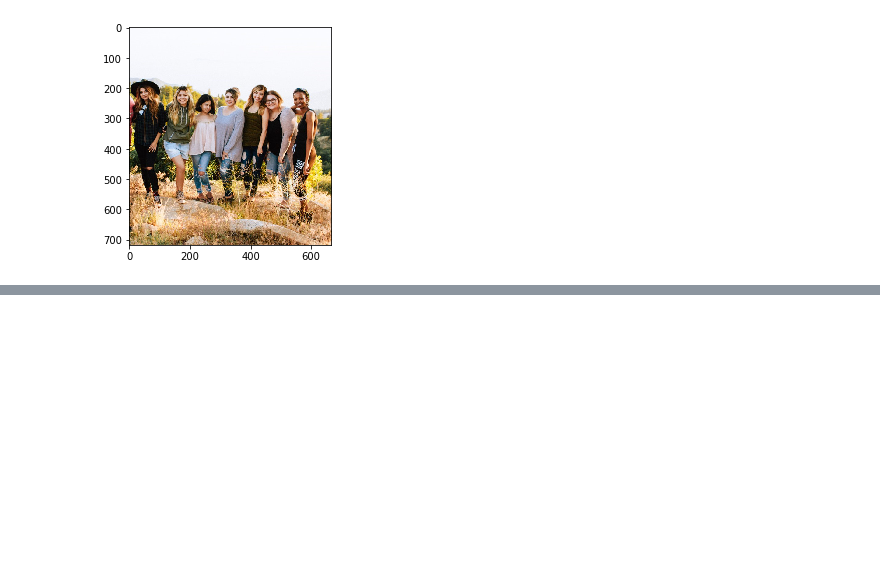
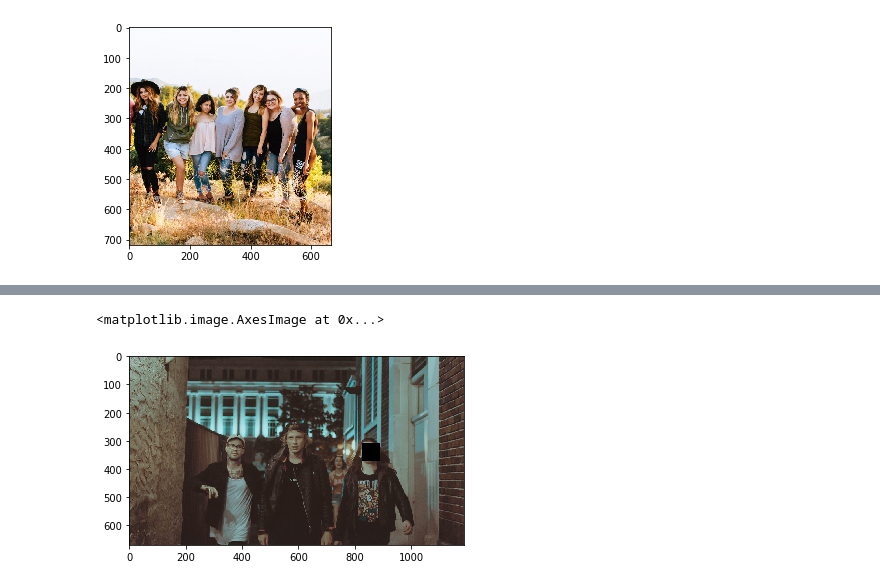
Before and after one commit to juansantateresa/Image_Processing, a Jupyter notebook: Is someone there?.ipynb, the cells around one changed output, grey strips where cells are left out. Cells and saved outputs as stored; diff of their text form; code cells hidden in the pictures; blank space fills up the shorter version.

```diff
--- a/Is someone there?.ipynb
+++ b/Is someone there?.ipynb
@@ -93,0 +160,18 @@ detected_2 = detector.detect_multi_scale(
+# %%
+for d in detected_4:
+    face = getFace(group_image, d)
+# %%
+blurred_face = gaussian(face, multichannel=True, sigma=10)
+# %%
+def mergeBlurryFace(original, gaussian_image):
+    x, y = d['r'], d['c']
+    width, height = d['r'] + d['width'],  d['c'] + d['height']
+    original[x:width, y:height] = gaussian_image
+    return original
+# %%
+resulting_image = mergeBlurryFace(group_image, blurred_face)
+# %%
+plt.imshow(resulting_image)
+# %% [output]
+<matplotlib.image.AxesImage at 0x...>
+[figure, added]
```
Also changed, not shown: parts of 17 cells of this notebook.
